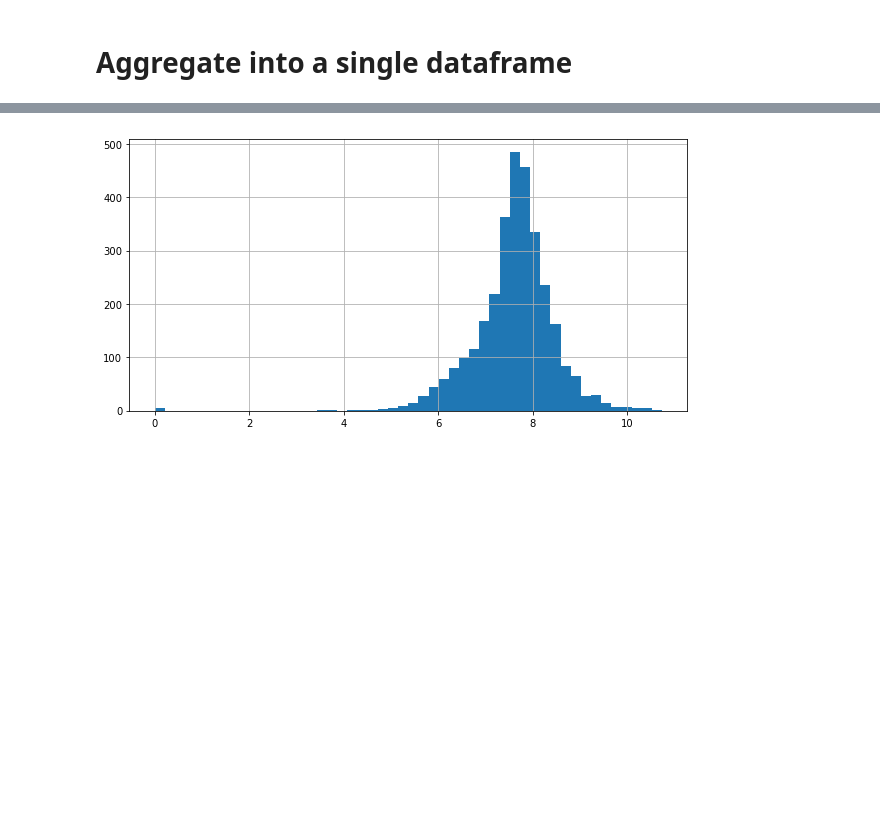
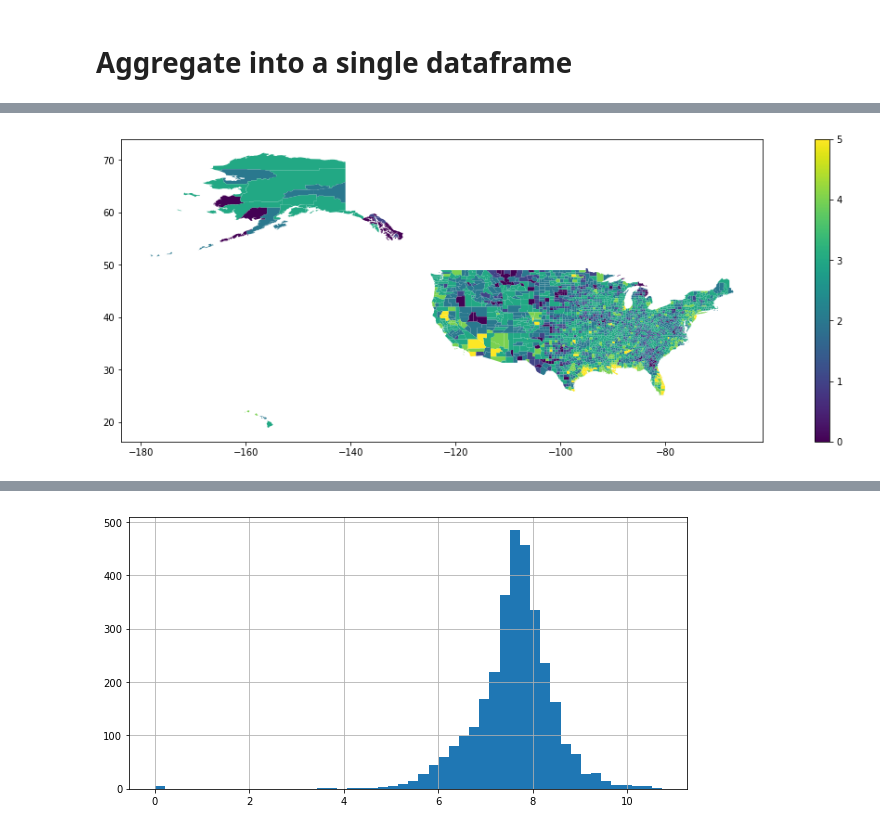
Before and after one commit to labs12-should-i-live-here/DS, a Jupyter notebook: notebooks/DMA6 - Overall disasterness.ipynb, the cells around one changed output, grey strips where cells are left out. Saved outputs shown, nothing was run; the diff lists cells and outputs as text; code cells hidden in the pictures; blank space fills up the shorter version.

```diff
--- a/notebooks/DMA6 - Overall disasterness.ipynb
+++ b/notebooks/DMA6 - Overall disasterness.ipynb
@@ -148,0 +289,4 @@ For damages, I'll turn everything into dollars.  I'll turn deaths into dollars u
+# %%
+danger.plot(column='cost_bins', figsize=(20,6), legend=True);
+# %% [output]
+[figure, added]
```
Also changed, not shown: parts of 34 cells of this notebook, 1 other file.
